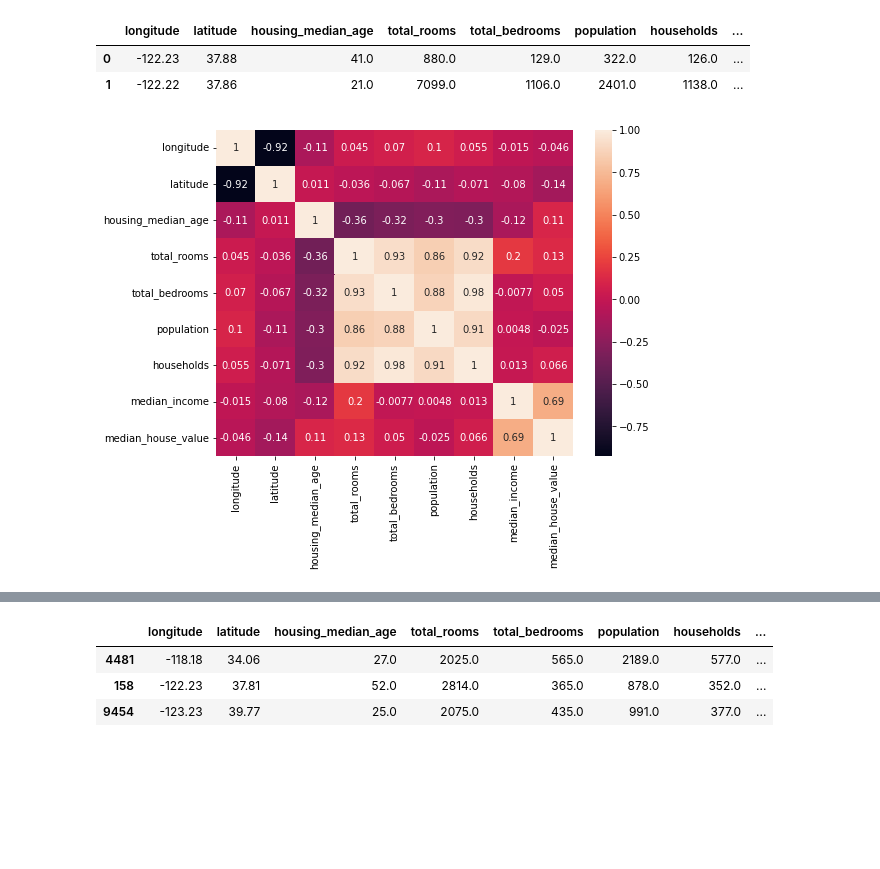
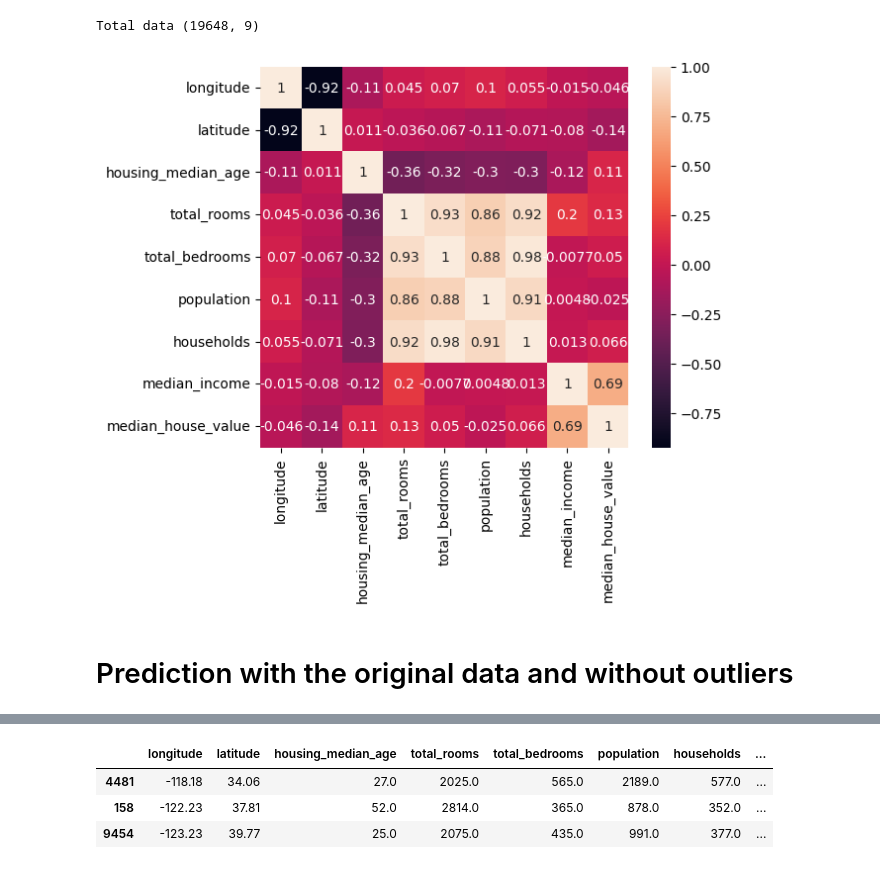
Before and after one commit to SoniaVG/Analysis-of-data, a Jupyter notebook: PCA_y__Regresión_lineal.ipynb, the cells around one changed output, grey strips where cells are left out. Saved outputs shown, nothing was run; the diff lists cells and outputs as text; code cells hidden in the pictures; blank space fills up the shorter version.

```diff
--- a/PCA_y__Regresión_lineal.ipynb
+++ b/PCA_y__Regresión_lineal.ipynb
@@ -20,22 +56,19 @@ Archive:  /content/california-housing-prices.zip
 # %%
-
+# Remove outliers
 
 y=datos[datos.median_house_value<500000].median_house_value
 X=datos[datos.median_house_value<500000].drop(['median_house_value'], axis=1)
-X.head(2)
+
+print("Total data",X.shape)
 # %% [output]
-|  | longitude | latitude | housing_median_age | total_rooms | total_bedrooms | population | households | ... |
-| 0 | -122.23 | 37.88 | 41.0 | 880.0 | 129.0 | 322.0 | 126.0 | ... |
-| 1 | -122.22 | 37.86 | 21.0 | 7099.0 | 1106.0 | 2401.0 | 1138.0 | ... |
+Total data (19648, 9)
 # %%
-import pandas as pd
-import seaborn as sns
-import matplotlib.pyplot as plt
-
 corr_df = datos.corr(method='pearson')
 
-plt.figure(figsize=(8, 6))
+plt.figure(figsize=(6, 5))
 sns.heatmap(corr_df, annot=True)
 plt.show()
 # %% [output]
-[figure, old version]
+[figure, new version]
+# %% [markdown]
+# Prediction with the original data and without outliers
```
Also changed, not shown: parts of 15 cells of this notebook.
